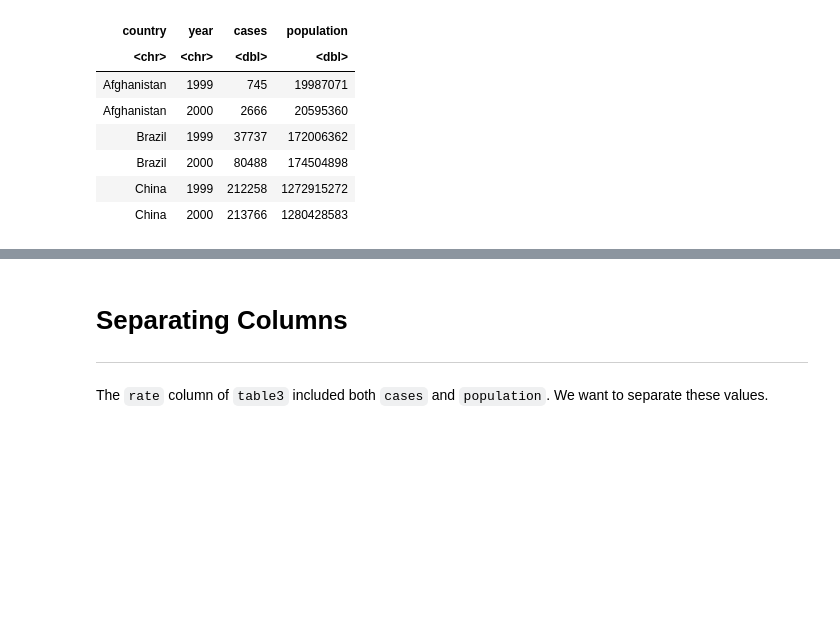
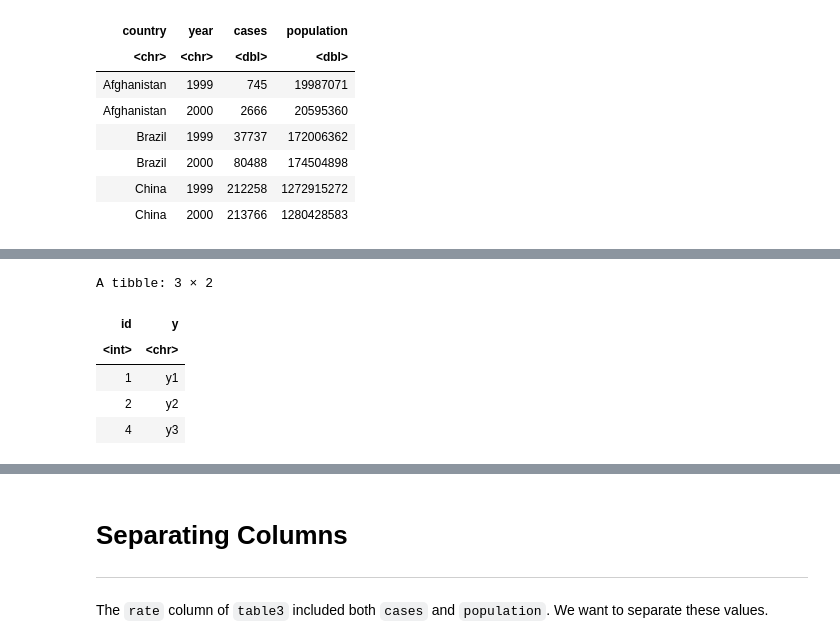
Before and after one commit to CU-Denver-MathStats-OER/Data-Wrangling-and-Visualization, a Jupyter notebook: 08-Tidying-Data-with-tidyr.ipynb, the cells around one changed output, grey strips where cells are left out. Saved outputs shown, nothing was run; the diff lists cells and outputs as text; code cells hidden in the pictures; blank space fills up the shorter version.

```diff
--- a/08-Tidying-Data-with-tidyr.ipynb
+++ b/08-Tidying-Data-with-tidyr.ipynb
@@ -691,0 +708,10 @@ A tibble: 6 × 4
+# %%
+tbl_y <- tibble(id = c(1L, 2L, 4L), y = c("y1", "y2", "y3"))
+tbl_y
+# %% [output]
+A tibble: 3 × 2
+| id | y |
+| <int> | <chr> |
+| 1 | y1 |
+| 2 | y2 |
+| 4 | y3 |
```
Also changed, not shown: parts of 19 cells of this notebook.
